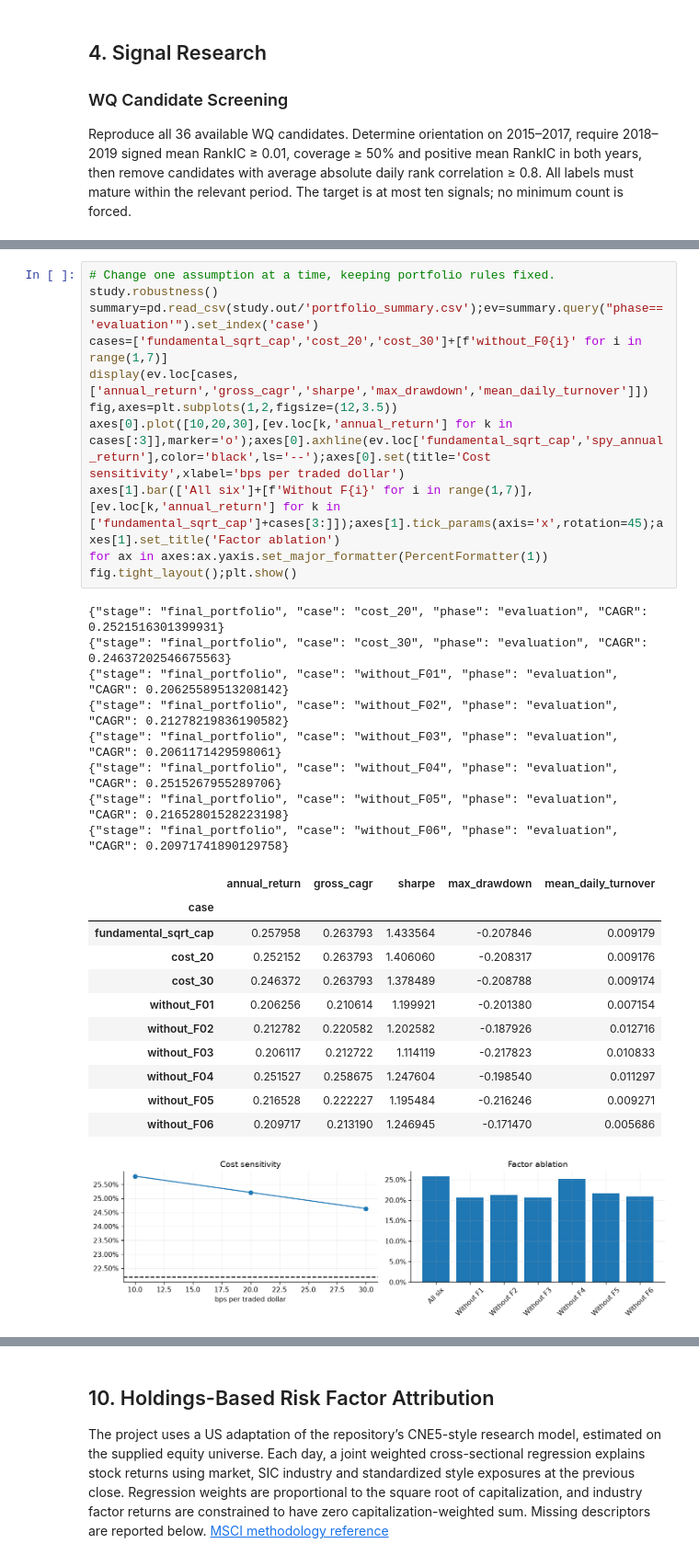
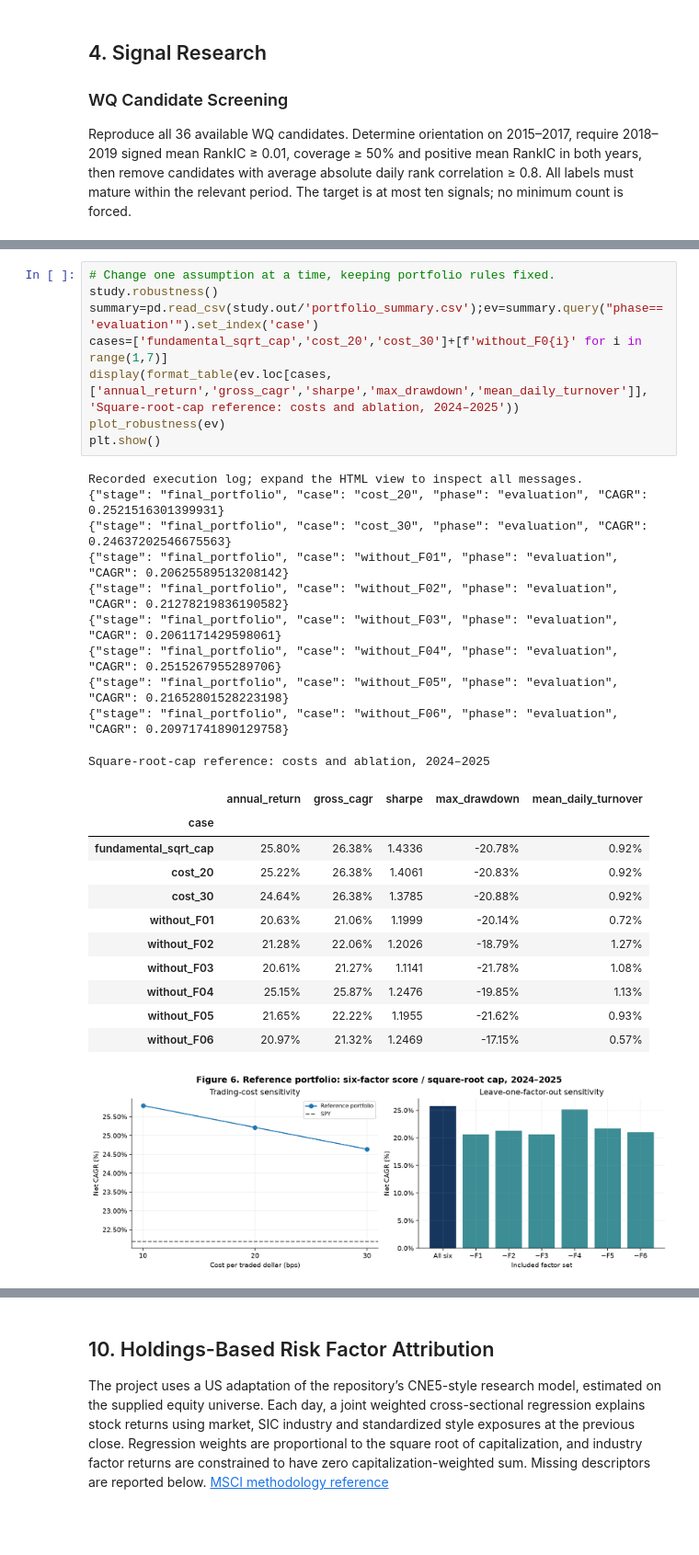
Before and after one commit to jiarui22/dsa5205_project2, a Jupyter notebook: notebooks/Equity_Strategy_Research.ipynb, the cells around one changed output, grey strips where cells are left out. Shown at 92% size. Drawn from its saved outputs; the diff is of its cells as text; blank space fills up the shorter version.

```diff
--- a/notebooks/Equity_Strategy_Research.ipynb
+++ b/notebooks/Equity_Strategy_Research.ipynb
@@ -605,34 +667,33 @@ The cost and ablation analyses below concern the six-factor square-root-capitali
 # %%
 # Change one assumption at a time, keeping portfolio rules fixed.
 study.robustness()
 summary=pd.read_csv(study.out/'portfolio_summary.csv');ev=summary.query("phase=='evaluation'").set_index('case')
 cases=['fundamental_sqrt_cap','cost_20','cost_30']+[f'without_F0{i}' for i in range(1,7)]
-display(ev.loc[cases,['annual_return','gross_cagr','sharpe','max_drawdown','mean_daily_turnover']])
-fig,axes=plt.subplots(1,2,figsize=(12,3.5))
-axes[0].plot([10,20,30],[ev.loc[k,'annual_return'] for k in cases[:3]],marker='o');axes[0].axhline(ev.loc['fundamental_sqrt_cap','spy_annual_return'],color='black',ls='--');axes[0].set(title='Cost sensitivity',xlabel='bps per traded dollar')
-axes[1].bar(['All six']+[f'Without F{i}' for i in range(1,7)],[ev.loc[k,'annual_return'] for k in ['fundamental_sqrt_cap']+cases[3:]]);axes[1].tick_params(axis='x',rotation=45);axes[1].set_title('Factor ablation')
-for ax in axes:ax.yaxis.set_major_formatter(PercentFormatter(1))
-fig.tight_layout();plt.show()
+display(format_table(ev.loc[cases,['annual_return','gross_cagr','sharpe','max_drawdown','mean_daily_turnover']], 'Square-root-cap reference: costs and ablation, 2024–2025'))
+plot_robustness(ev)
+plt.show()
 # %% [output]
+Recorded execution log; expand the HTML view to inspect all messages.
 {"stage": "final_portfolio", "case": "cost_20", "phase": "evaluation", "CAGR": 0.2521516301399931}
 {"stage": "final_portfolio", "case": "cost_30", "phase": "evaluation", "CAGR": 0.24637202546675563}
 {"stage": "final_portfolio", "case": "without_F01", "phase": "evaluation", "CAGR": 0.20625589513208142}
 {"stage": "final_portfolio", "case": "without_F02", "phase": "evaluation", "CAGR": 0.21278219836190582}
 {"stage": "final_portfolio", "case": "without_F03", "phase": "evaluation", "CAGR": 0.2061171429598061}
 {"stage": "final_portfolio", "case": "without_F04", "phase": "evaluation", "CAGR": 0.2515267955289706}
 {"stage": "final_portfolio", "case": "without_F05", "phase": "evaluation", "CAGR": 0.21652801528223198}
 {"stage": "final_portfolio", "case": "without_F06", "phase": "evaluation", "CAGR": 0.20971741890129758}
+Square-root-cap reference: costs and ablation, 2024–2025
 |  | annual_return | gross_cagr | sharpe | max_drawdown | mean_daily_turnover |
 | case |  |  |  |  |  |
-| fundamental_sqrt_cap | 0.257958 | 0.263793 | 1.433564 | -0.207846 | 0.009179 |
-| cost_20 | 0.252152 | 0.263793 | 1.406060 | -0.208317 | 0.009176 |
-| cost_30 | 0.246372 | 0.263793 | 1.378489 | -0.208788 | 0.009174 |
-| without_F01 | 0.206256 | 0.210614 | 1.199921 | -0.201380 | 0.007154 |
-| without_F02 | 0.212782 | 0.220582 | 1.202582 | -0.187926 | 0.012716 |
-| without_F03 | 0.206117 | 0.212722 | 1.114119 | -0.217823 | 0.010833 |
-| without_F04 | 0.251527 | 0.258675 | 1.247604 | -0.198540 | 0.011297 |
-| without_F05 | 0.216528 | 0.222227 | 1.195484 | -0.216246 | 0.009271 |
-| without_F06 | 0.209717 | 0.213190 | 1.246945 | -0.171470 | 0.005686 |
+| fundamental_sqrt_cap | 25.80% | 26.38% | 1.4336 | -20.78% | 0.92% |
+| cost_20 | 25.22% | 26.38% | 1.4061 | -20.83% | 0.92% |
+| cost_30 | 24.64% | 26.38% | 1.3785 | -20.88% | 0.92% |
+| without_F01 | 20.63% | 21.06% | 1.1999 | -20.14% | 0.72% |
+| without_F02 | 21.28% | 22.06% | 1.2026 | -18.79% | 1.27% |
+| without_F03 | 20.61% | 21.27% | 1.1141 | -21.78% | 1.08% |
+| without_F04 | 25.15% | 25.87% | 1.2476 | -19.85% | 1.13% |
+| without_F05 | 21.65% | 22.22% | 1.1955 | -21.62% | 0.93% |
+| without_F06 | 20.97% | 21.32% | 1.2469 | -17.15% | 0.57% |
-[figure, old version]
+[figure, new version]
 # %% [markdown]
 ## 9. Return Attribution and Annual Stability
```
Also changed, not shown: parts of 23 cells of this notebook, 6 other files.
